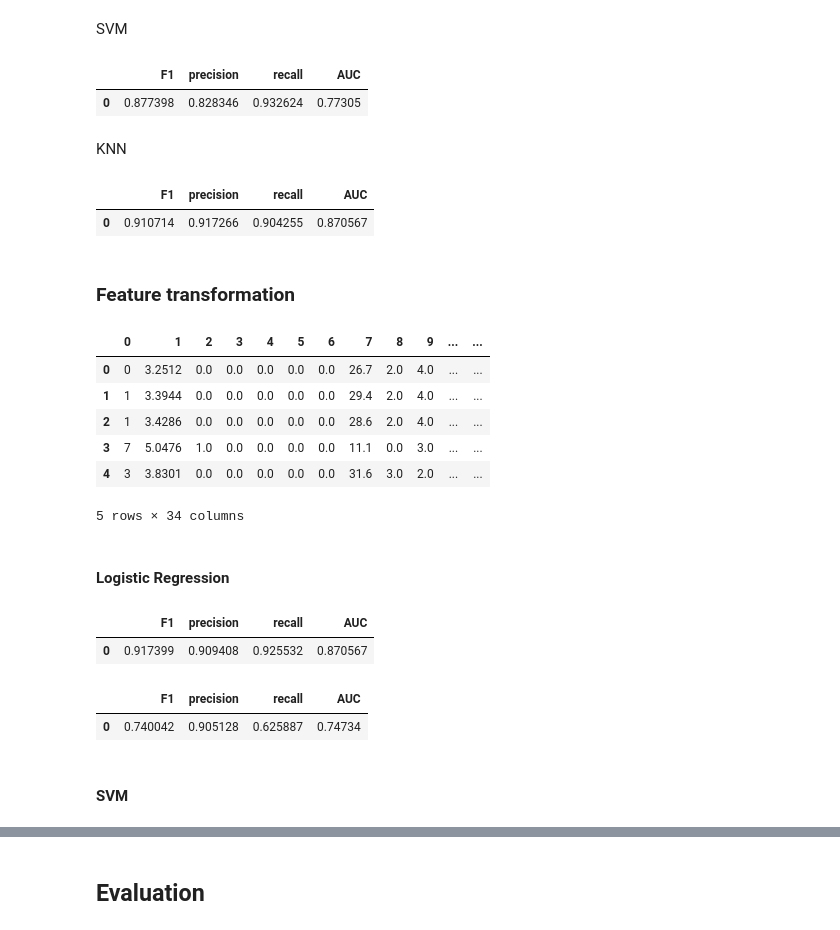
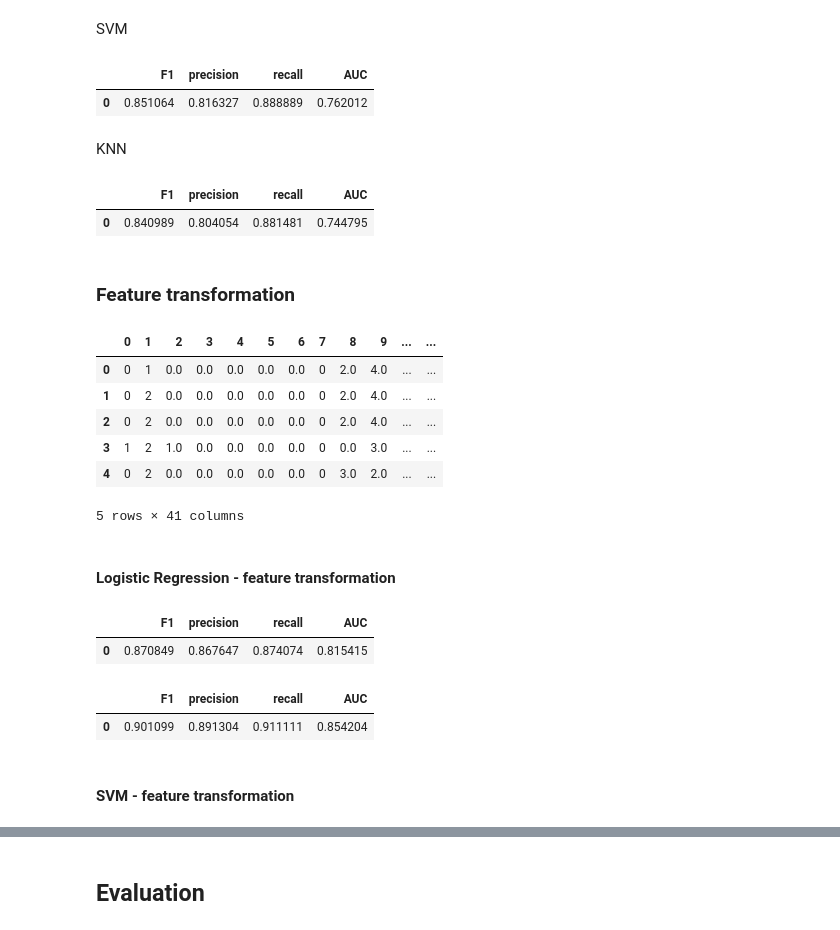
Before and after one commit to jkuhta/is-seminarska2, a Jupyter notebook: seminarska2.ipynb, the cells around one changed output, grey strips where cells are left out. Cells and saved outputs as stored; diff of their text form; code cells hidden in the pictures.

```diff
--- a/seminarska2.ipynb
+++ b/seminarska2.ipynb
@@ -340,0 +330,29 @@ data = display_scores(KNN_prediction, y_test)
+# %%
+from sklearn.neighbors import KNeighborsClassifier
+
+
+knn_f1_scores = []
+# Will take some time
+from sklearn import metrics
+for i in range(1,40):
+    neigh = KNeighborsClassifier(n_neighbors = i).fit(X_train,y_train)
+    yhat = neigh.predict(X_test)
+    knn_f1_scores.append(metrics.accuracy_score(y_test, yhat))
+
+knn_best_K = knn_f1_scores.index(max(knn_f1_scores)) + 1
+
+plt.figure(figsize=(10,6))
+plt.plot(range(1,40),knn_f1_scores,color = 'blue',linestyle='dashed',
+         marker='o',markerfacecolor='red', markersize=10)
+plt.title('F1 vs. K Value')
+plt.xlabel('K')
+plt.ylabel('F1')
+print("Maximum F1: ",max(knn_f1_scores),"at K =",knn_best_K)
+
+KNN_model = KNeighborsClassifier(n_neighbors=knn_best_K)
+
+KNN_model.fit(X_train, y_train)
+
+KNN_prediction = KNN_model.predict(X_test)
+
+data_KNN = display_scores(KNN_prediction, y_test)
@@ -345,12 +368,6 @@ data = display_scores(KNN_prediction, y_test)
 # %%
 from sklearn.feature_selection import SelectKBest
 from sklearn.feature_selection import f_classif
-
-X_train = train.drop('Class', axis=1)
-y_train = train['Class']
-
-X_test = train.drop('Class', axis=1)
-y_test = train['Class']
 
 # Create a SelectKBest object
 selector = SelectKBest(score_func=f_classif, k=10)
@@ -487,67 +504,69 @@ SVC_model.fit(X_lasso_train, y_train)
 
 SVC_prediction = SVC_model.predict(X_lasso_test)
 
-data = display_scores(SVC_prediction, y_test)
+data_SVM_lasso = display_scores(SVC_prediction, y_test)
 # %% [output]
 |  | F1 | precision | recall | AUC |
-| 0 | 0.877398 | 0.828346 | 0.932624 | 0.77305 |
+| 0 | 0.851064 | 0.816327 | 0.888889 | 0.762012 |
 # %% [markdown]
 KNN
 # %%
-KNN_model = KNeighborsClassifier(n_neighbors=5)
+KNN_model = KNeighborsClassifier(n_neighbors=2)
 
 KNN_model.fit(X_lasso_train, y_train)
 
 KNN_prediction = KNN_model.predict(X_lasso_test)
 
-data = display_scores(KNN_prediction, y_test)
+data_KNN_lasso = display_scores(KNN_prediction, y_test)
 # %% [output]
 |  | F1 | precision | recall | AUC |
-| 0 | 0.910714 | 0.917266 | 0.904255 | 0.870567 |
+| 0 | 0.840989 | 0.804054 | 0.881481 | 0.744795 |
 # %% [markdown]
 ### Feature transformation
 # %%
+
 def transform_feature(x_train, x_test, tab, n):
     for i in tab:
         x_train[i], _ = pd.qcut(x_train[i], q = n, labels = list(map(str,[*range(n)])), retbins = True)
         x_test[i], _ = pd.qcut(x_test[i], q = n, labels = list(map(str,[*range(n)])), retbins = True)
+
     return np.array(x_train), np.array(x_test)
 
-df_train = pd.DataFrame(X_lasso_train)
+df_train = pd.DataFrame(X_train)
 df_train.head()
 
-df_test = pd.DataFrame(X_lasso_test)
+df_test = pd.DataFrame(X_test)
 
 #transform columns 0, 12, 28, 31 to 11 bins
-trainTransformed, testTransformed = transform_feature(df_train, df_test, [0,12, 28, 31], 11)
+trainTransformed, testTransformed = transform_feature(df_train, df_test, [0, 1, 7, 12, 13, 14, 16, 17, 21,26,30,35,36], 3)
 
 df_train.head()
 # %% [output]
 |  | 0 | 1 | 2 | 3 | 4 | 5 | 6 | 7 | 8 | 9 | ... | ... |
-| 0 | 0 | 3.2512 | 0.0 | 0.0 | 0.0 | 0.0 | 0.0 | 26.7 | 2.0 | 4.0 | ... | ... |
-| 1 | 1 | 3.3944 | 0.0 | 0.0 | 0.0 | 0.0 | 0.0 | 29.4 | 2.0 | 4.0 | ... | ... |
-| 2 | 1 | 3.4286 | 0.0 | 0.0 | 0.0 | 0.0 | 0.0 | 28.6 | 2.0 | 4.0 | ... | ... |
-| 3 | 7 | 5.0476 | 1.0 | 0.0 | 0.0 | 0.0 | 0.0 | 11.1 | 0.0 | 3.0 | ... | ... |
-| 4 | 3 | 3.8301 | 0.0 | 0.0 | 0.0 | 0.0 | 0.0 | 31.6 | 3.0 | 2.0 | ... | ... |
+| 0 | 0 | 1 | 0.0 | 0.0 | 0.0 | 0.0 | 0.0 | 0 | 2.0 | 4.0 | ... | ... |
+| 1 | 0 | 2 | 0.0 | 0.0 | 0.0 | 0.0 | 0.0 | 0 | 2.0 | 4.0 | ... | ... |
+| 2 | 0 | 2 | 0.0 | 0.0 | 0.0 | 0.0 | 0.0 | 0 | 2.0 | 4.0 | ... | ... |
+| 3 | 1 | 2 | 1.0 | 0.0 | 0.0 | 0.0 | 0.0 | 0 | 0.0 | 3.0 | ... | ... |
+| 4 | 0 | 2 | 0.0 | 0.0 | 0.0 | 0.0 | 0.0 | 0 | 3.0 | 2.0 | ... | ... |
-5 rows × 34 columns
+5 rows × 41 columns
 # %% [markdown]
-#### Logistic Regression
+#### Logistic Regression - feature transformation
 # %%
 model_trans = LogisticRegression(solver='lbfgs',max_iter=10000)
 
 model_trans.fit(trainTransformed, y_train)
 
-LR_prediction_trans = model.predict(testTransformed)
+LR_prediction_trans = model_trans.predict(testTransformed)
 
 data = display_scores(LR_prediction, y_test)
-data = display_scores(LR_prediction_trans, y_test)
+data_LR_transformation = display_scores(LR_prediction_trans, y_test)
 # %% [output]
 |  | F1 | precision | recall | AUC |
-| 0 | 0.917399 | 0.909408 | 0.925532 | 0.870567 |
+| 0 | 0.870849 | 0.867647 | 0.874074 | 0.815415 |
 |  | F1 | precision | recall | AUC |
-| 0 | 0.740042 | 0.905128 | 0.625887 | 0.74734 |
+| 0 | 0.901099 | 0.891304 | 0.911111 | 0.854204 |
 # %% [markdown]
-#### SVM
+#### SVM - feature transformation
 # %%
 SVC_model_trans = SVC()
 
```
Also changed, not shown: parts of 38 cells of this notebook, 1 other file.
